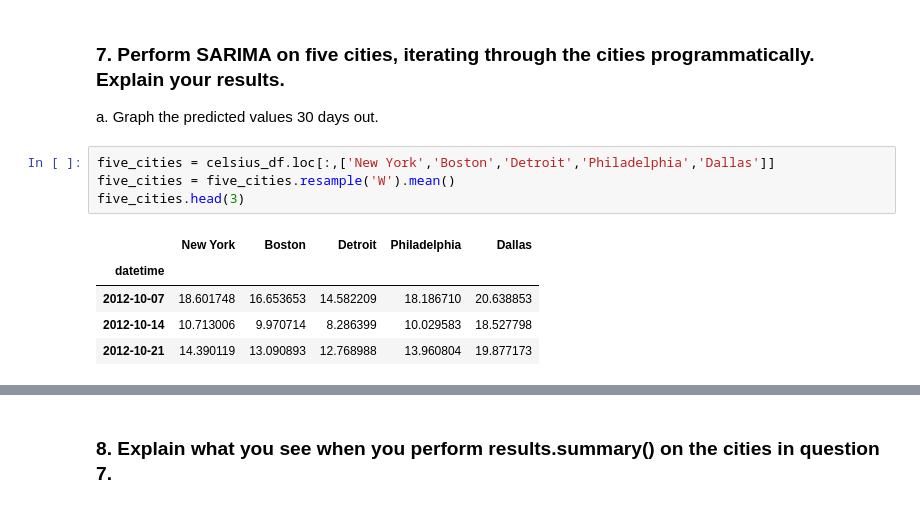
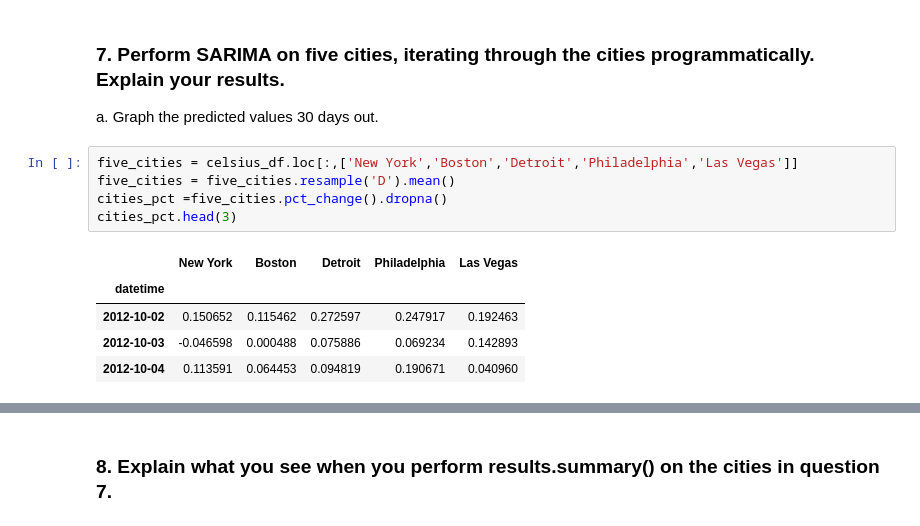
Before and after one commit to asma512/Data_Science_BootCamp, a Jupyter notebook: Week_11/timeseries_hw.ipynb, the cells around one changed output, grey strips where cells are left out. Saved outputs shown, nothing was run; the diff lists cells and outputs as text.

```diff
--- a/Week_11/timeseries_hw.ipynb
+++ b/Week_11/timeseries_hw.ipynb
@@ -142,12 +163,13 @@ A moving average calculates the average of a data set for a specified period
 ### 7.	Perform SARIMA on five cities, iterating through the cities programmatically. Explain your results.
 a.	Graph the predicted values 30 days out.
 # %%
-five_cities = celsius_df.loc[:,['New York','Boston','Detroit','Philadelphia','Dallas']]
-five_cities = five_cities.resample('W').mean()
-five_cities.head(3)
+five_cities = celsius_df.loc[:,['New York','Boston','Detroit','Philadelphia','Las Vegas']]
+five_cities = five_cities.resample('D').mean()
+cities_pct =five_cities.pct_change().dropna()
+cities_pct.head(3)
 # %% [output]
-|  | New York | Boston | Detroit | Philadelphia | Dallas |
+|  | New York | Boston | Detroit | Philadelphia | Las Vegas |
 | datetime |  |  |  |  |  |
-| 2012-10-07 | 18.601748 | 16.653653 | 14.582209 | 18.186710 | 20.638853 |
-| 2012-10-14 | 10.713006 | 9.970714 | 8.286399 | 10.029583 | 18.527798 |
-| 2012-10-21 | 14.390119 | 13.090893 | 12.768988 | 13.960804 | 19.877173 |
+| 2012-10-02 | 0.150652 | 0.115462 | 0.272597 | 0.247917 | 0.192463 |
+| 2012-10-03 | -0.046598 | 0.000488 | 0.075886 | 0.069234 | 0.142893 |
+| 2012-10-04 | 0.113591 | 0.064453 | 0.094819 | 0.190671 | 0.040960 |
```
Also changed, not shown: parts of 14 cells of this notebook.
